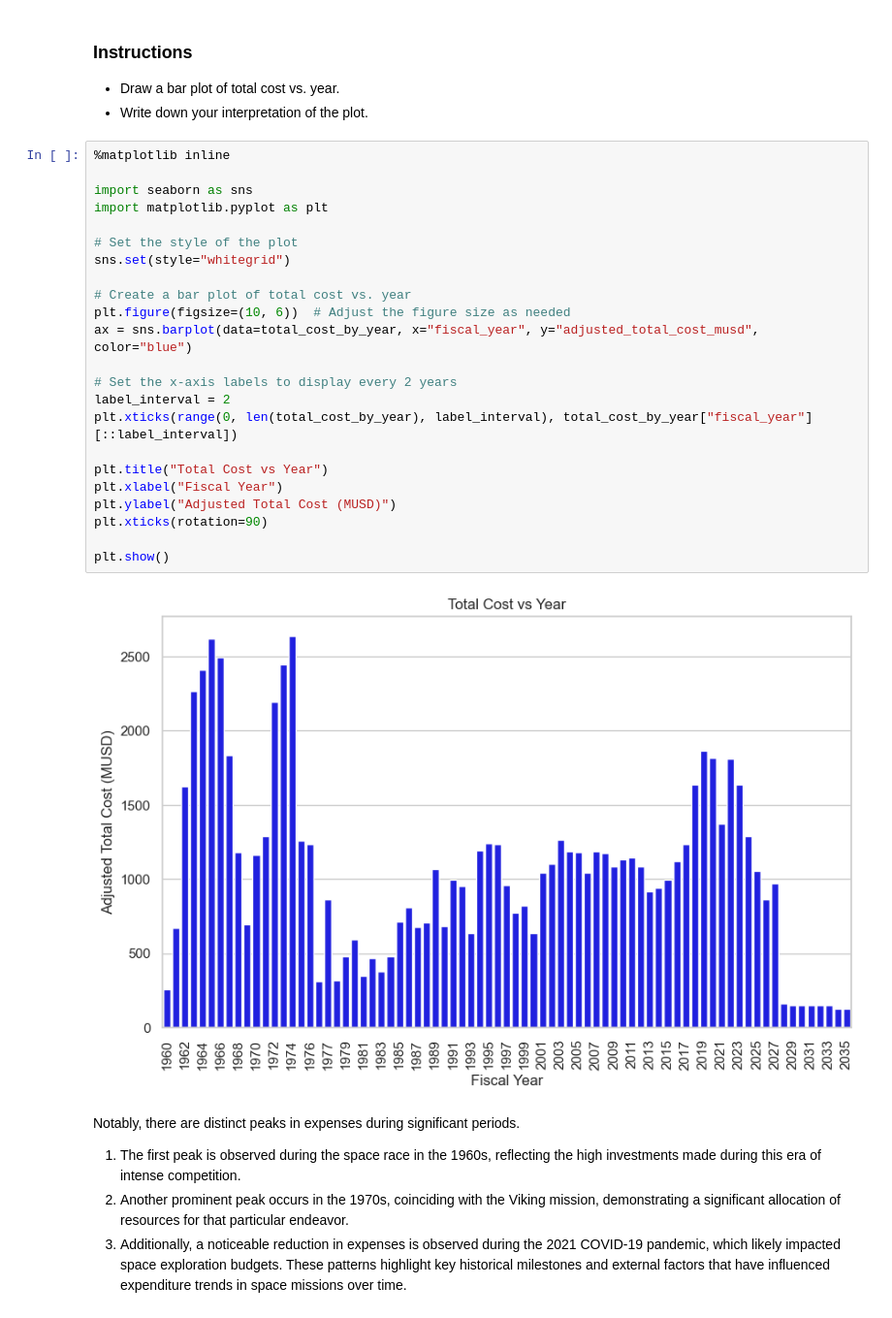
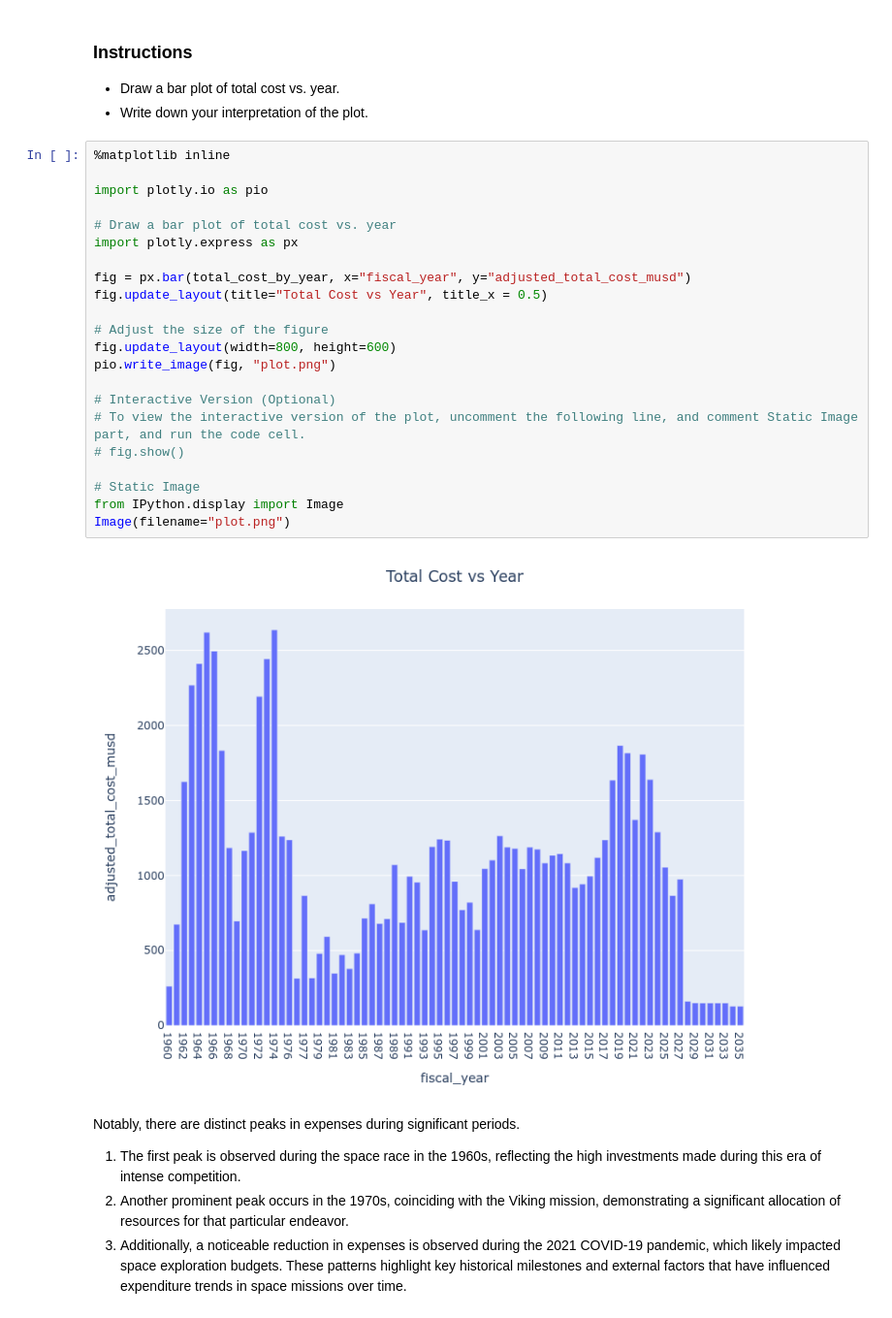
Before and after one commit to Nostrand/data-analysis-projects, a Jupyter notebook: analyzing-nasa-planetary-exploration-budgets/notebook.ipynb, the cells around one changed output. Shown: that part at 97% size. Drawn from its saved outputs; the diff is of its cells as text.

Commit message:
Updated notebook, fixed images

```diff
--- a/analyzing-nasa-planetary-exploration-budgets/notebook.ipynb
+++ b/analyzing-nasa-planetary-exploration-budgets/notebook.ipynb
@@ -112,28 +112,27 @@ ORDER BY fiscal_year;
 # %%
 %matplotlib inline
 
-import seaborn as sns
-import matplotlib.pyplot as plt
+import plotly.io as pio
 
-# Set the style of the plot
-sns.set(style="whitegrid")
+# Draw a bar plot of total cost vs. year
+import plotly.express as px
 
-# Create a bar plot of total cost vs. year
-plt.figure(figsize=(10, 6))  # Adjust the figure size as needed
-ax = sns.barplot(data=total_cost_by_year, x="fiscal_year", y="adjusted_total_cost_musd", color="blue")
+fig = px.bar(total_cost_by_year, x="fiscal_year", y="adjusted_total_cost_musd")
+fig.update_layout(title="Total Cost vs Year", title_x = 0.5)
 
-# Set the x-axis labels to display every 2 years
-label_interval = 2
-plt.xticks(range(0, len(total_cost_by_year), label_interval), total_cost_by_year["fiscal_year"][::label_interval])
+# Adjust the size of the figure
+fig.update_layout(width=800, height=600)
+pio.write_image(fig, "plot.png")
 
-plt.title("Total Cost vs Year")
-plt.xlabel("Fiscal Year")
-plt.ylabel("Adjusted Total Cost (MUSD)")
-plt.xticks(rotation=90)
+# Interactive Version (Optional)
+# To view the interactive version of the plot, uncomment the following line, and comment Static Image part, and run the code cell.
+# fig.show()
 
-plt.show()
+# Static Image
+from IPython.display import Image
+Image(filename="plot.png")
 # %% [output]
-[figure, old version]
+[figure, new version]
 # %% [markdown]
 Notably, there are distinct peaks in expenses during significant periods.
 1. The first peak is observed during the space race in the 1960s, reflecting the high investments made during this era of intense competition.
```
Also changed, not shown: parts of 1 cell of this notebook, 2 other files.
